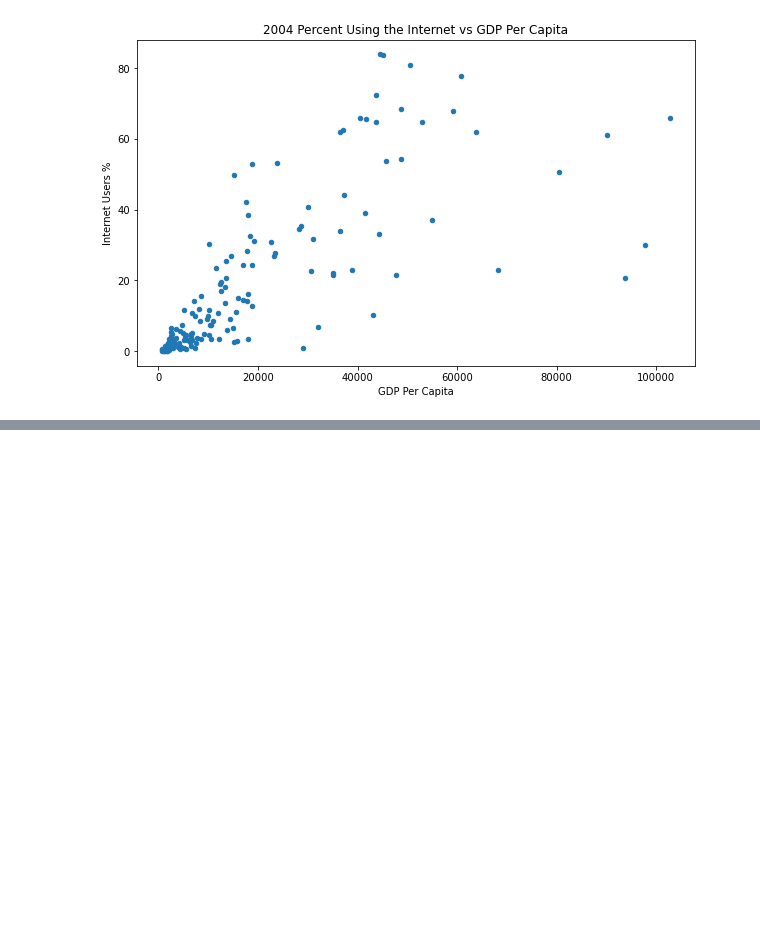
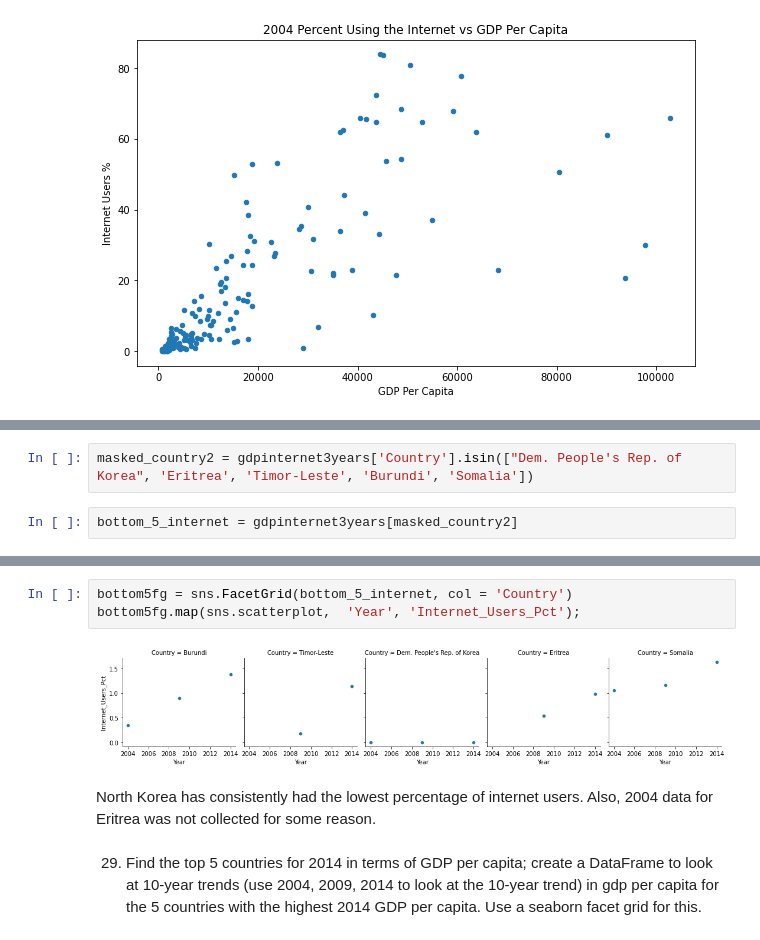
Before and after one commit to latestnight/gdp-and-internet-usage-latestnight, a Jupyter notebook: UN_Data.ipynb, the cells around one changed output, grey strips where cells are left out. Saved outputs shown, nothing was run; the diff lists cells and outputs as text; blank space fills up the shorter version.

```diff
--- a/UN_Data.ipynb
+++ b/UN_Data.ipynb
@@ -577,0 +665,4 @@ gdpinternet2014.sort_values(by = 'Internet_Users_Pct', ascending = False)
+# %%
+masked_country2 = gdpinternet3years['Country'].isin(["Dem. People's Rep. of Korea", 'Eritrea', 'Timor-Leste', 'Burundi', 'Somalia'])
+# %%
+bottom_5_internet = gdpinternet3years[masked_country2]
@@ -577,0 +701,9 @@ gdpinternet2014.sort_values(by = 'Internet_Users_Pct', ascending = False)
+# %%
+bottom5fg = sns.FacetGrid(bottom_5_internet, col = 'Country')
+bottom5fg.map(sns.scatterplot,  'Year', 'Internet_Users_Pct');
+# %% [output]
+[figure, added]
+# %% [markdown]
+North Korea has consistently had the lowest percentage of internet users. Also, 2004 data for Eritrea was not collected for some reason.
+# %% [markdown]
+29.	Find the top 5 countries for 2014 in terms of GDP per capita; create a DataFrame to look at 10-year trends (use 2004, 2009, 2014 to look at the 10-year trend) in gdp per capita for the 5 countries with the highest 2014 GDP per capita. Use a seaborn facet grid for this.
```
Also changed, not shown: parts of 54 cells of this notebook.
